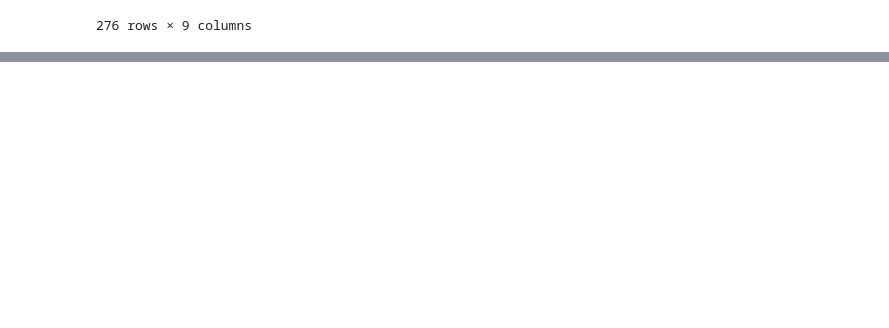
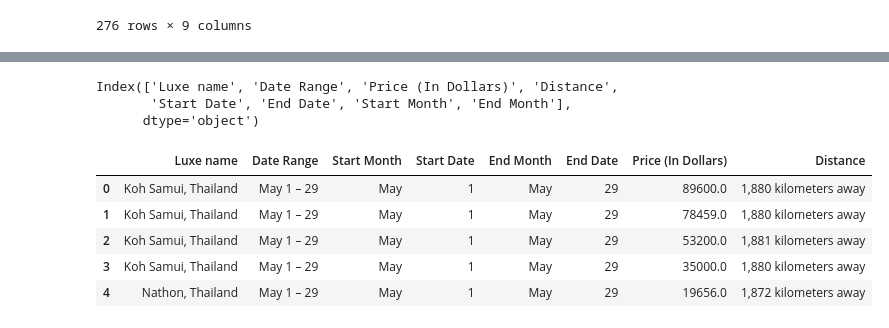
Before and after one commit to nvnehemias/airbnb-analytics-portfolio, a Jupyter notebook: airbnb-analytics-portfolio/notebooks/01_airbnb_exploratory_data_analysis.ipynb, the cells around one changed output, grey strips where cells are left out. Cells and saved outputs as stored; diff of their text form; code cells hidden in the pictures; blank space fills up the shorter version.

Commit message:
Finished cleaning files

```diff
--- a/airbnb-analytics-portfolio/notebooks/01_airbnb_exploratory_data_analysis.ipynb
+++ b/airbnb-analytics-portfolio/notebooks/01_airbnb_exploratory_data_analysis.ipynb
@@ -453,0 +627,2 @@ df_2
+# %%
+df_3_no_dupes['End Date'] = df_3_no_dupes['End Date'].astype(int)
@@ -453,0 +647,21 @@ df_2
+# %%
+df_3_renamed = df_3_no_dupes.rename(columns = {'Date': 'Date Range','Price(In dollar)': 'Price (In Dollars)'})
+# %%
+df_3_renamed.columns
+# %% [output]
+Index(['Luxe name', 'Date Range', 'Price (In Dollars)', 'Distance',
+       'Start Date', 'End Date', 'Start Month', 'End Month'],
+      dtype='object')
+# %%
+columns = ['Luxe name', 'Date Range', 'Start Month','Start Date','End Month','End Date','Price (In Dollars)', 'Distance',]
+# %%
+df_3_clean = df_3_renamed[columns]
+# %%
+df_3_clean.head()
+# %% [output]
+|  | Luxe name | Date Range | Start Month | Start Date | End Month | End Date | Price (In Dollars) | Distance |
+| 0 | Koh Samui, Thailand | May 1 – 29 | May | 1 | May | 29 | 89600.0 | 1,880 kilometers away |
+| 1 | Koh Samui, Thailand | May 1 – 29 | May | 1 | May | 29 | 78459.0 | 1,880 kilometers away |
+| 2 | Koh Samui, Thailand | May 1 – 29 | May | 1 | May | 29 | 53200.0 | 1,881 kilometers away |
+| 3 | Koh Samui, Thailand | May 1 – 29 | May | 1 | May | 29 | 35000.0 | 1,880 kilometers away |
+| 4 | Nathon, Thailand | May 1 – 29 | May | 1 | May | 29 | 19656.0 | 1,872 kilometers away |
```
Also changed, not shown: parts of 21 cells of this notebook, 1 other file.
